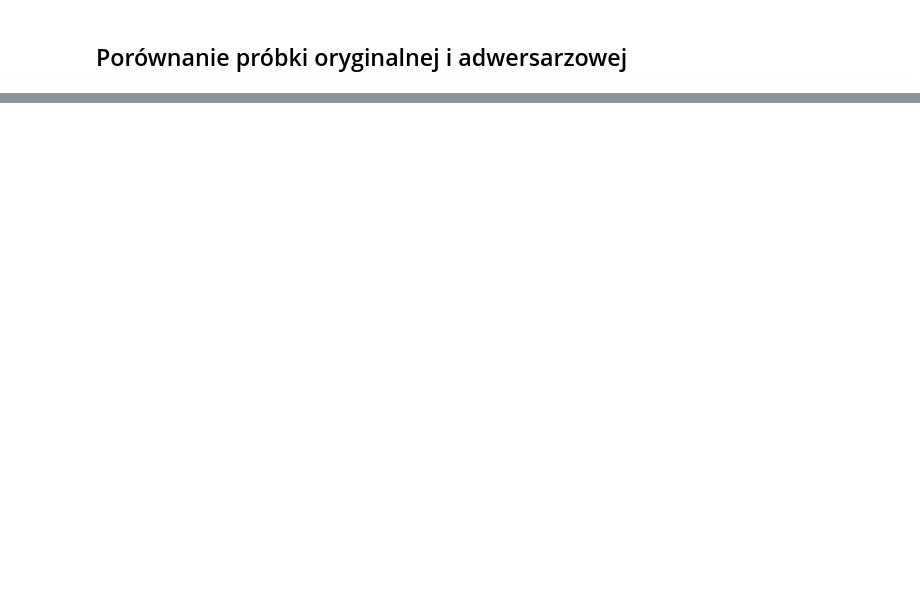
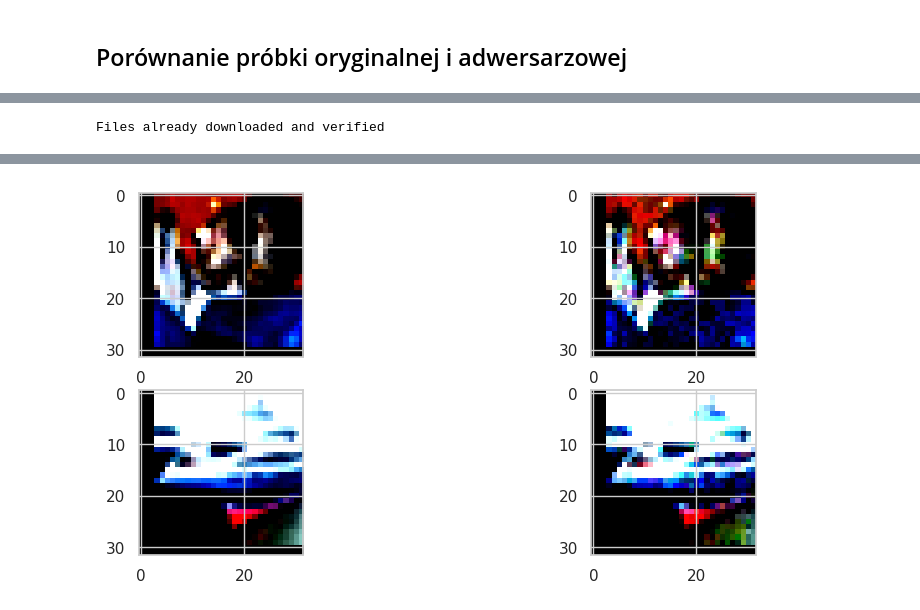
Before and after one commit to Jvlia17/deep-learning, a Jupyter notebook: PCA.ipynb, the cells around one changed output, grey strips where cells are left out. Drawn from its saved outputs; the diff is of its cells as text; code cells hidden in the pictures; blank space fills up the shorter version.

```diff
--- a/PCA.ipynb
+++ b/PCA.ipynb
@@ -396,0 +448,52 @@ RuntimeError: ignored
+# %%
+import torchattacks
+from robustbench.data import load_cifar10
+import torchvision.models as models
+import torchvision.transforms as transforms
+import matplotlib.pyplot as plt
+import torchvision.datasets as datasets
+
+
+init_model()
+
+device = torch.device('cuda' if torch.cuda.is_available() else 'cpu')
+
+
+normalize= transforms.Normalize(mean=[0.49186882, 0.48265398, 0.44717732], std=[0.24697122, 0.24338895, 0.2615926 ])
+
+model = models.resnet152(pretrained=True)
+testset = datasets.CIFAR10(root='./data', train=False, download=True, transform=transforms.ToTensor())
+
+index = [0, 1]
+images = torch.tensor([])
+labels = []
+for i in range(len(index)):
+  img, label = testset[i]
+  img = img.unsqueeze(0)
+  images = torch.cat((images, img), dim=0)
+  labels.append(label)
+
+labels = torch.tensor(labels)
+
+
+preprocess = transforms.Compose([
+                # transforms.Resize((224,224)),
+                transforms.RandomCrop(32, 4),
+                normalize
+            ])
+images = preprocess(images)
+
+attack = torchattacks.FGSM(model, eps=50/255)
+img_adv = attack(images, labels)
+
+i = 0
+counter = 1
+while i < len(index):
+  plt.subplot(3, len(index), counter)
+  plt.imshow(images[i].permute(1, 2, 0))
+  plt.subplot(3, len(index),counter + 1)
+  plt.imshow(img_adv[i].permute(1, 2, 0))
+  counter = counter + 2
+  i = i + 1
+# %% [output]
+Files already downloaded and verified
@@ -396,0 +502 @@ RuntimeError: ignored
+[figure, added]
```
Also changed, not shown: parts of 17 cells of this notebook.
